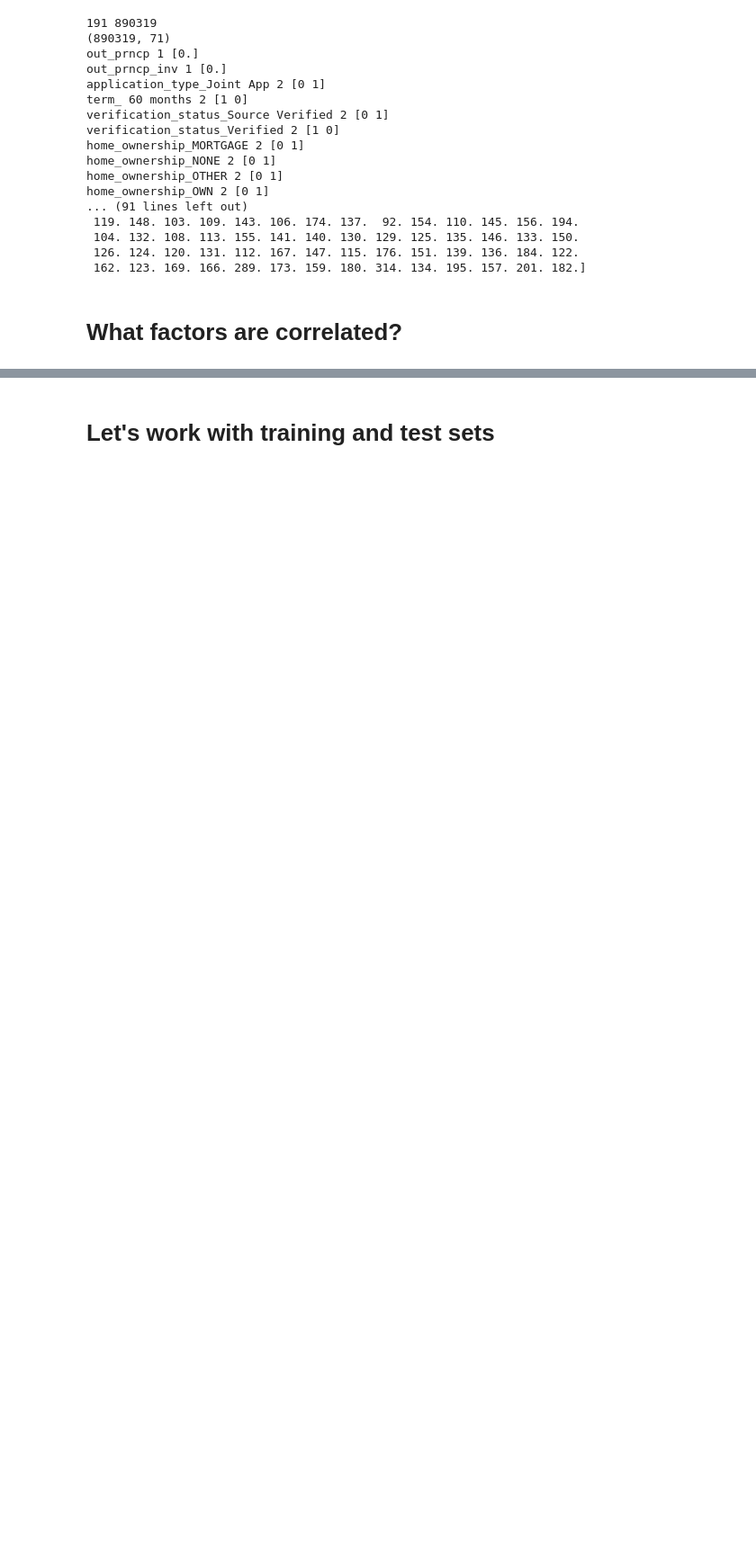
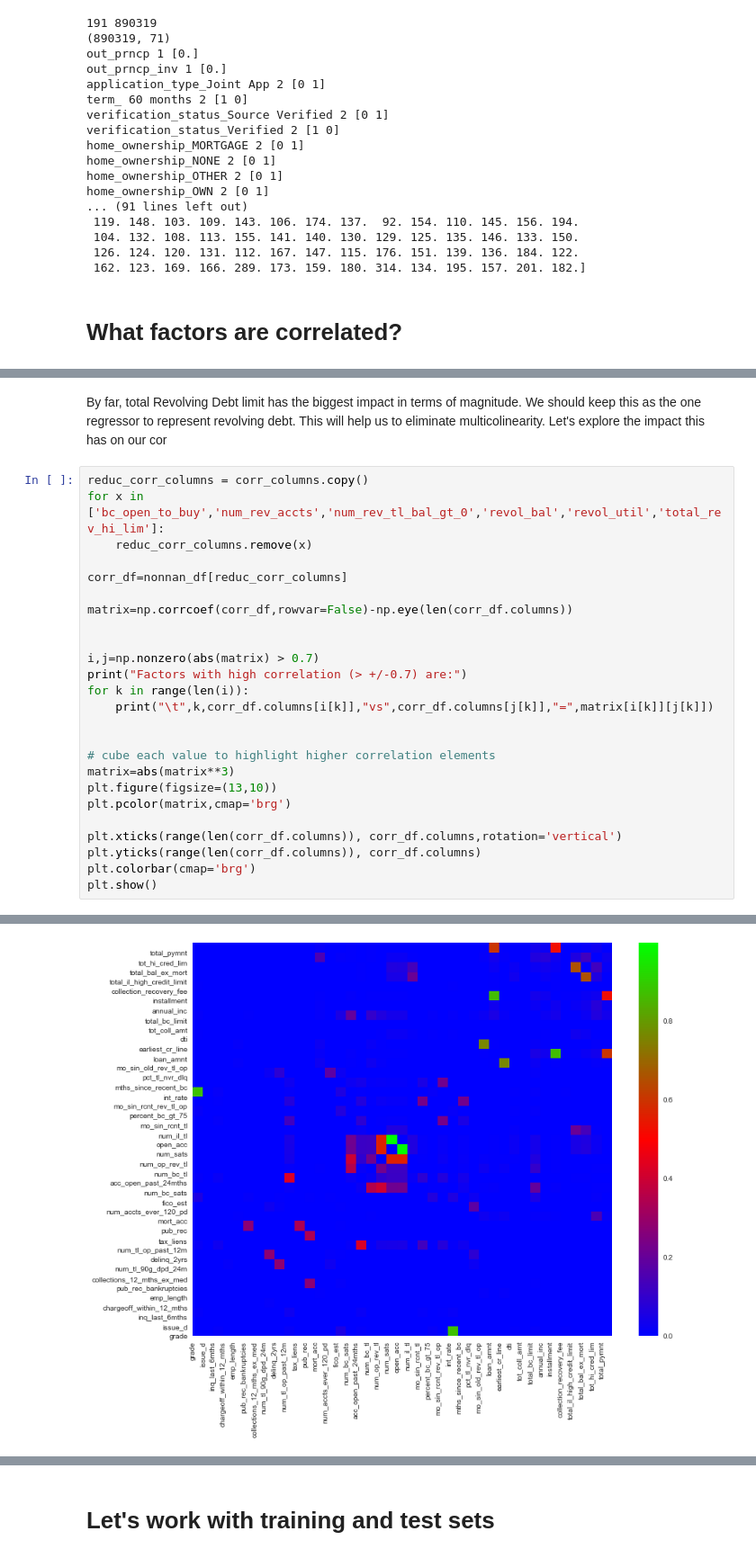
Before and after one commit to Polkaguy/Final-Project, a Jupyter notebook: Final_Project_Pavan.ipynb, the cells around one changed output, grey strips where cells are left out. Shown at 90% size. Saved outputs shown, nothing was run; the diff lists cells and outputs as text; blank space fills up the shorter version.

Commit message:
Exploring Correlation
Added scripts to explore correlation and set up additional analysis.

```diff
--- a/Final_Project_Pavan.ipynb
+++ b/Final_Project_Pavan.ipynb
@@ -420,0 +473,28 @@ Factors with high correlation (> +/-0.7) are:
+# %% [markdown]
+By far, total Revolving Debt limit has the biggest impact in terms of magnitude. We should keep this as the one regressor to represent revolving debt. This will help us to eliminate multicolinearity. Let's explore the impact this has on our cor
+# %%
+reduc_corr_columns = corr_columns.copy()
+for x in ['bc_open_to_buy','num_rev_accts','num_rev_tl_bal_gt_0','revol_bal','revol_util','total_rev_hi_lim']:
+    reduc_corr_columns.remove(x)
+
+corr_df=nonnan_df[reduc_corr_columns]
+
+matrix=np.corrcoef(corr_df,rowvar=False)-np.eye(len(corr_df.columns))
+
+
+i,j=np.nonzero(abs(matrix) > 0.7)
+print("Factors with high correlation (> +/-0.7) are:")
+for k in range(len(i)):
+    print("\t",k,corr_df.columns[i[k]],"vs",corr_df.columns[j[k]],"=",matrix[i[k]][j[k]])
+
+
+# cube each value to highlight higher correlation elements
+matrix=abs(matrix**3)
+plt.figure(figsize=(13,10))
+plt.pcolor(matrix,cmap='brg')
+
+plt.xticks(range(len(corr_df.columns)), corr_df.columns,rotation='vertical')
+plt.yticks(range(len(corr_df.columns)), corr_df.columns)
+plt.colorbar(cmap='brg')
+plt.show()
+# %% [output]
@@ -420,0 +518 @@ Factors with high correlation (> +/-0.7) are:
+[figure, added]
```
Also changed, not shown: parts of 21 cells of this notebook.
